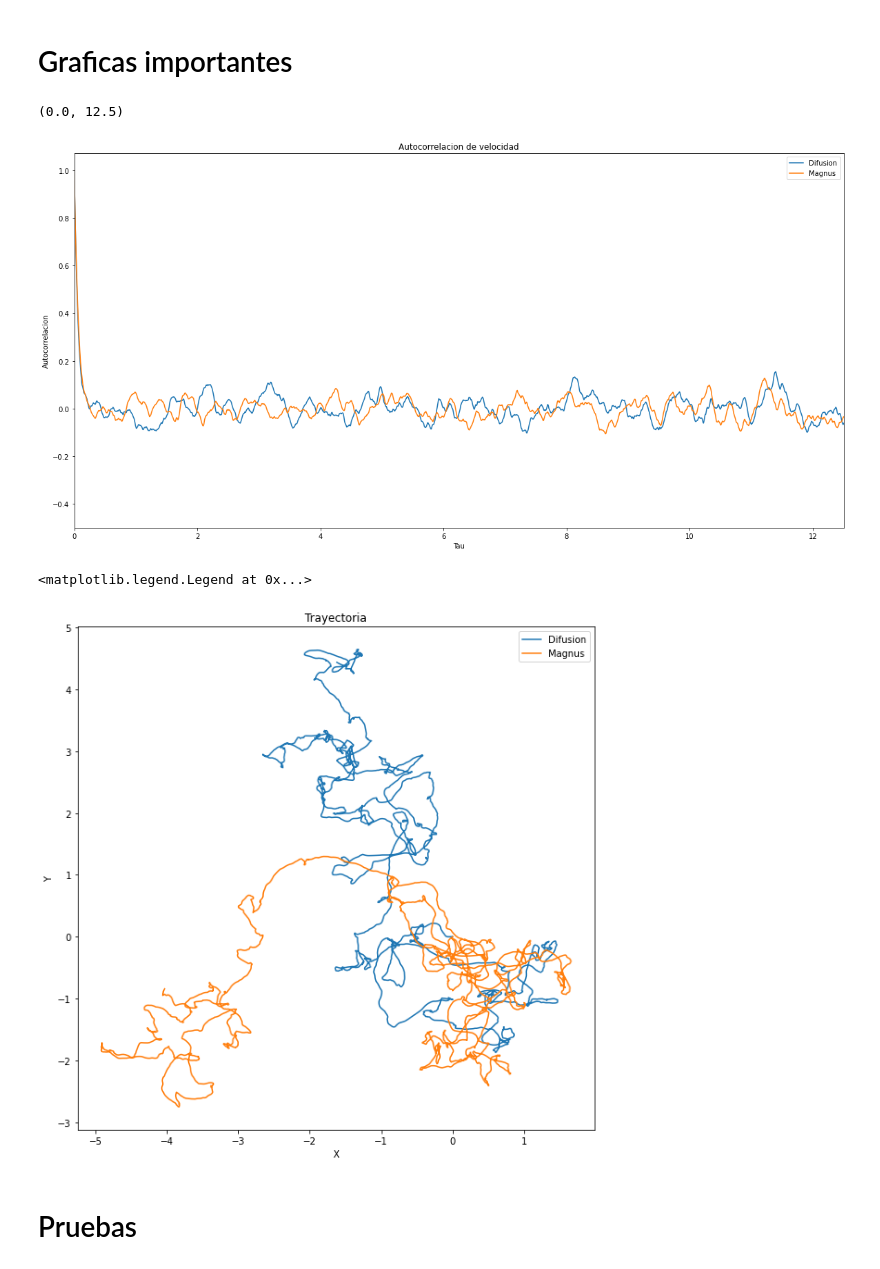
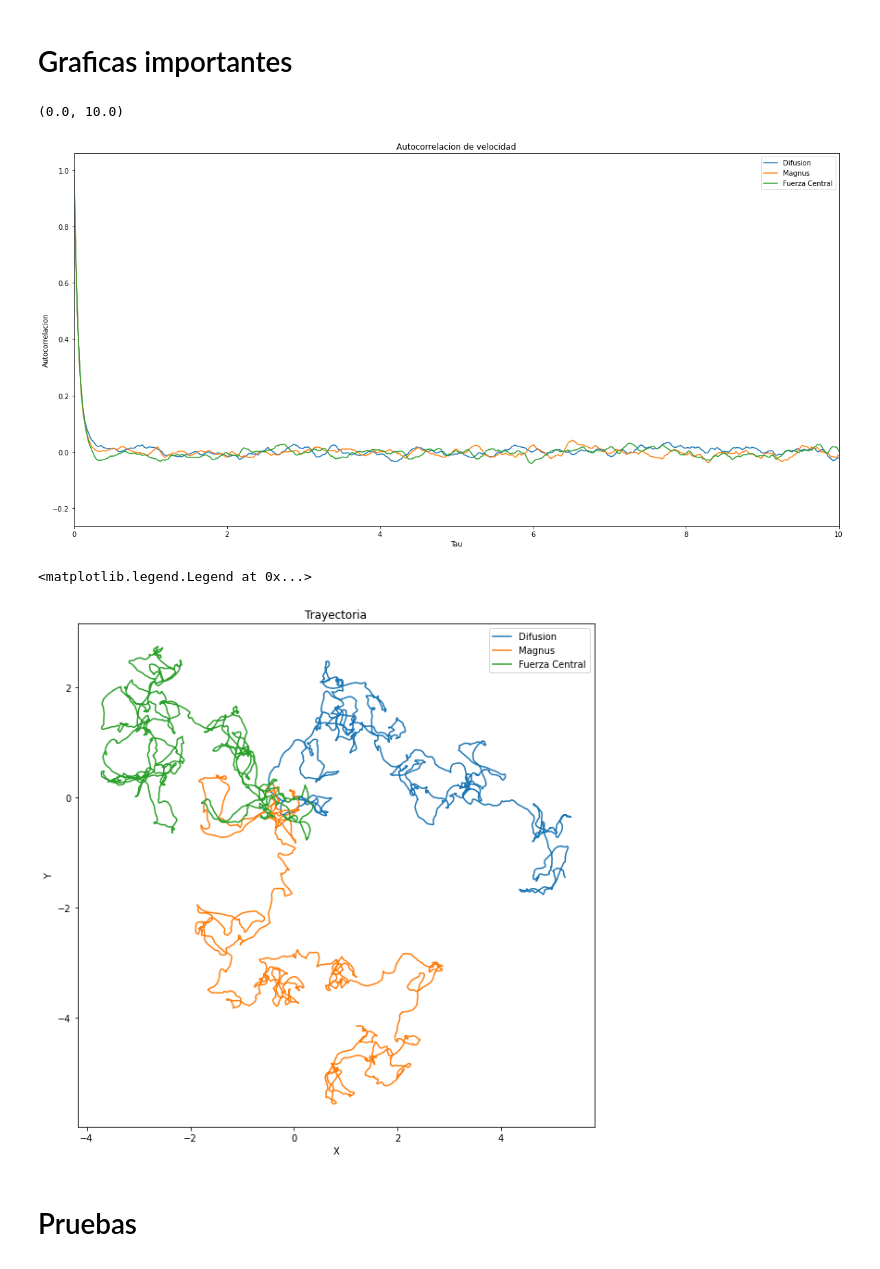
Before and after one commit to bcifuentes/Turbulencias, a Jupyter notebook: src/Analisis.ipynb, the cells around one changed output. Cells and saved outputs as stored; diff of their text form; code cells hidden in the pictures.

Commit message:
Fuerza central y simulaciones con multiples discos no interactuantes

```diff
--- a/src/Analisis.ipynb
+++ b/src/Analisis.ipynb
@@ -80,0 +81,15 @@ mag
+# %%
+# Read data from file
+fcen = pd.read_csv("../outp/fcen.dat", sep=" ", header=None)
+fcen.columns = ["t", "id", "x", "y", "vx", "vy"]
+fcen.set_index("id", inplace=True)
+
+#//print(data.index.unique().to_numpy())
+
+fcen_dt = fcen.loc[0]["t"].to_numpy()[1] - fcen.loc[0]["t"].to_numpy()[0]
+fcen_tmax = fcen.loc[0]["t"].to_numpy()[-1]
+
+fcen_sigma = autocorrelation(0, fcen_dt, fcen["vx"], 1.0)[0] + autocorrelation(0, fcen_dt, fcen["vy"], 1.0)[0]
+fcen_corr = autocorrelation(fcen_tmax, fcen_dt, fcen["vx"], fcen_sigma) + autocorrelation(fcen_tmax, fcen_dt, fcen["vy"], fcen_sigma)
+
+fcen
@@ -84,26 +114,28 @@ mag
 fig = plt.figure(figsize=(20, 10))
 plt.plot(dif["t"].unique(), dif_corr, label="Difusion")
 plt.plot(mag["t"].unique(), mag_corr, label="Magnus")
+plt.plot(fcen["t"].unique(), fcen_corr, label="Fuerza Central")
 plt.xlabel("Tau")
 plt.ylabel("Autocorrelacion")
 plt.title("Autocorrelacion de velocidad")
 plt.legend()
-plt.xlim(0, 12.5)
+plt.xlim(0, 10)
 #plt.savefig("../outp/Corr.png", facecolor='w', edgecolor='none')
 # %% [output]
-(0.0, 12.5)
+(0.0, 10.0)
-[figure, old version]
+[figure, new version]
 # %%
 fig = plt.figure(figsize=(10, 10))
 plt.plot(dif.loc[0]["x"].to_numpy(), dif.loc[0]["y"].to_numpy(), label="Difusion")
 plt.plot(mag.loc[0]["x"].to_numpy(), mag.loc[0]["y"].to_numpy(), label="Magnus")
+plt.plot(fcen.loc[0]["x"].to_numpy(), fcen.loc[0]["y"].to_numpy(), label="Fuerza Central")
 plt.xlabel("X")
 plt.ylabel("Y")
 plt.title("Trayectoria")
 plt.legend()
 # %% [output]
 <matplotlib.legend.Legend at 0x...>
-[figure, old version]
+[figure, new version]
 # %% [markdown]
 # Pruebas
 # %% [markdown]
```
Also changed, not shown: parts of 5 cells of this notebook, 12 other files.
